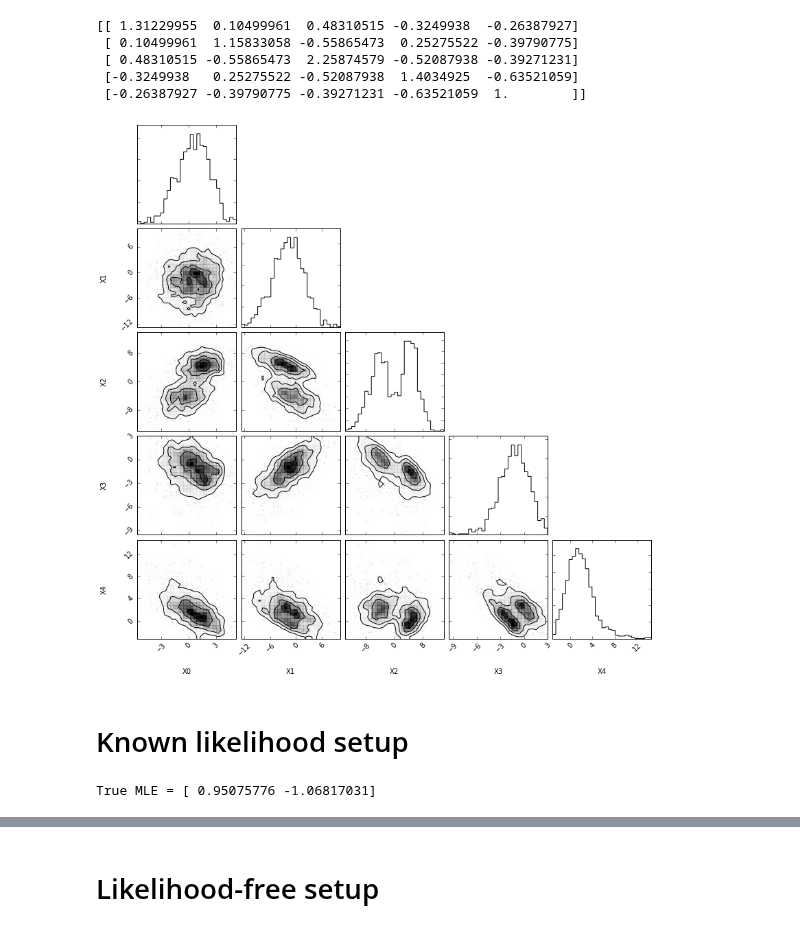
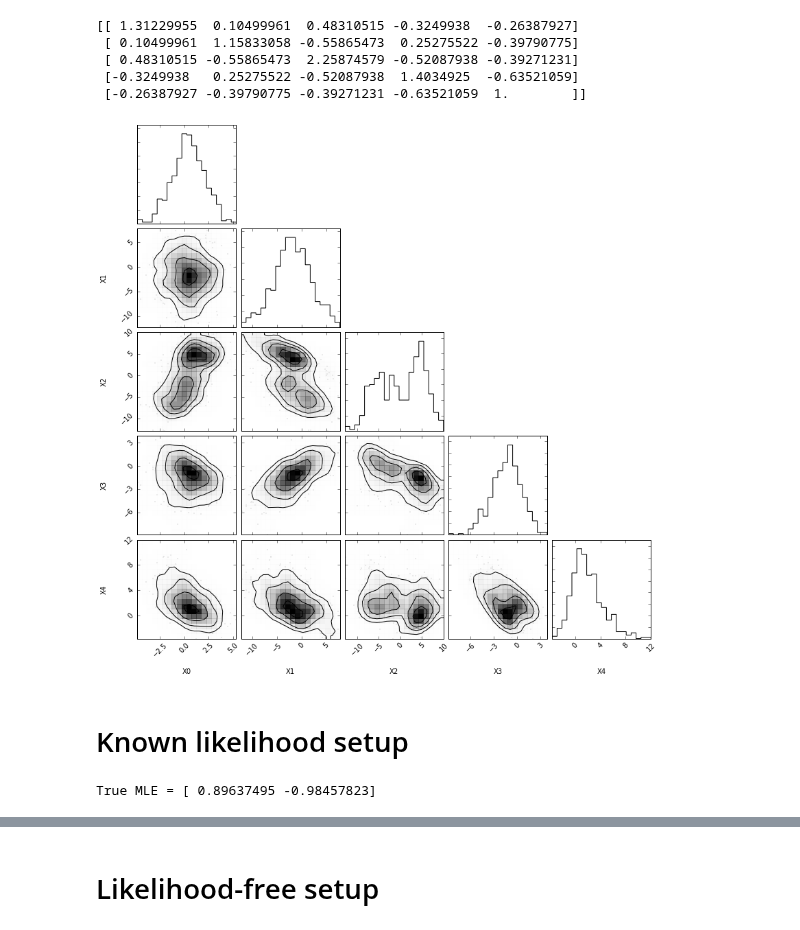
Before and after one commit to diana-hep/carl, a Jupyter notebook: examples/Inference from multi-dimensional data.ipynb, the cells around one changed output, grey strips where cells are left out. Drawn from its saved outputs; the diff is of its cells as text; code cells hidden in the pictures.

```diff
--- a/examples/Inference from multi-dimensional data.ipynb
+++ b/examples/Inference from multi-dimensional data.ipynb
@@ -42,7 +42,7 @@ p1 = LinearTransform(Join(components=[
         Exponential(inverse_scale=0.5)]), R)
 
 # Draw data
-X_true = p0.rvs(1000, random_state=777)
+X_true = p0.rvs(500, random_state=777)
 # %%
 # Projection operator
 print(R)
@@ -54,9 +54,9 @@ print(R)
  [-0.26387927 -0.39790775 -0.39271231 -0.63521059  1.        ]]
 # %%
 import corner
-fig = corner.corner(X_true, bins=30, smooth=0.75, labels=["X0", "X1", "X2", "X3", "X4"])
+fig = corner.corner(X_true, bins=20, smooth=1, labels=["X0", "X1", "X2", "X3", "X4"])
 # %% [output]
-[figure, old version]
+[figure, new version]
 # %% [markdown]
 # Known likelihood setup
 # %%
@@ -72,7 +72,7 @@ true_MLE = r.x
 
 print("True MLE =", true_MLE)
 # %% [output]
-True MLE = [ 0.95075776 -1.06817031]
+True MLE = [ 0.89637495 -0.98457823]
 # %%
 # True contours
 A.set_value(true_A)
```
Also changed, not shown: parts of 14 cells of this notebook.
